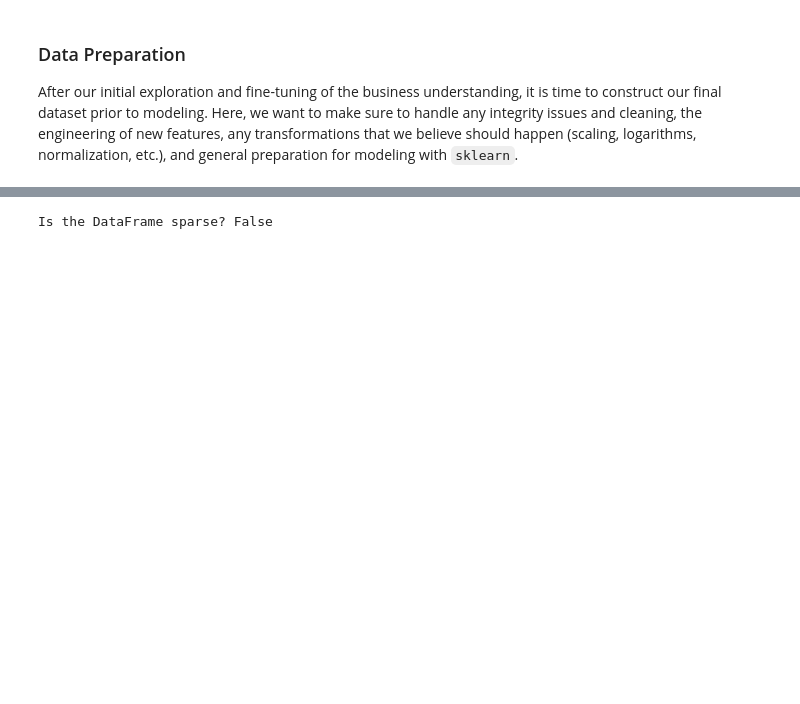
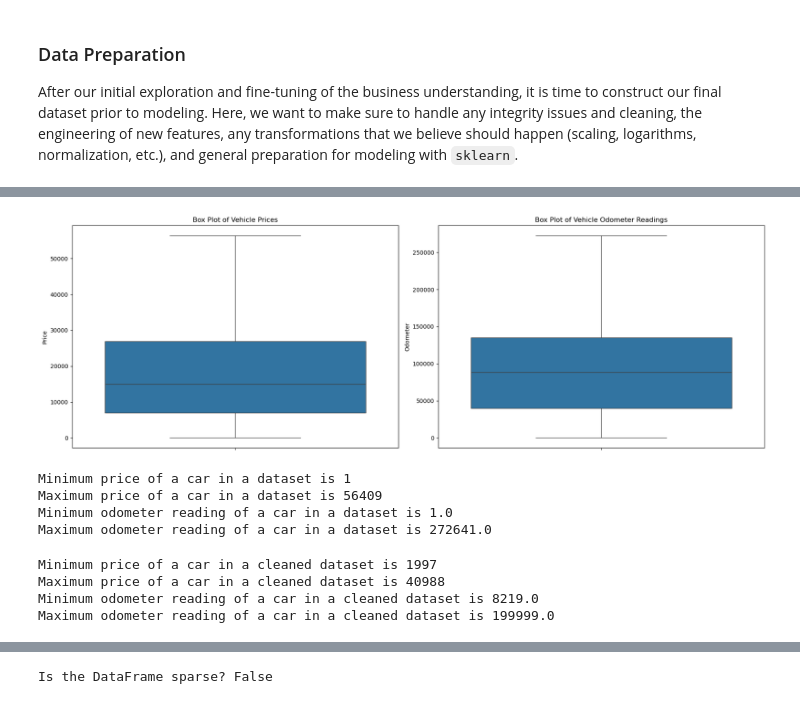
Before and after one commit to kkharel/PriceofaCar, a Jupyter notebook: notebook.ipynb, the cells around one changed output, grey strips where cells are left out. Saved outputs shown, nothing was run; the diff lists cells and outputs as text; code cells hidden in the pictures; blank space fills up the shorter version.

```diff
--- a/notebook.ipynb
+++ b/notebook.ipynb
@@ -265,4 +288,0 @@ Maximum odometer reading of a car in a dataset is 272279.0
-# %%
-# The price of a car of one dollar and odometer reading of 1 does not make sense. We will remove the records that falls below 5th quantile from price and odometer
-
-data = data[(data.price > np.quantile(data.price, 0.05)) & (data.odometer > np.quantile(data.odometer, 0.05))]
@@ -465,3 +288,0 @@ dtype: float64
-# %%
-#  We do not see much data before 2000. We will remove the records that are below year 1990
-data = data[data['year'] >= 2000]
@@ -535,5 +288,0 @@ dtype: float64
-# %%
-# We can see that we have transformed the odometer, price and year column and skewness has been handled.
-# Now we will drop the original columns and keep the quantile transformed columns.
-
-data.drop(columns = ['price', 'odometer'], inplace = True)
@@ -695,0 +345,47 @@ dataset = data_transformed_df.reset_index(drop = True)
+# %%
+# We will remove the outliers by using the IQR method
+
+# Removing outliers from the price column
+
+overall_data_outlier_removed = remove_outliers(clean_data, 'price', 1.4)
+
+# Removing outliers from the odometer column
+
+overall_data_outlier_removed = remove_outliers(overall_data_outlier_removed, 'odometer', 1.4)
+# %%
+# Verifying that the outliers have been removed
+
+plt.figure(figsize = (18, 6))
+
+# Box plot for price
+
+plt.subplot(1, 2, 1)
+sns.boxplot(y = overall_data_outlier_removed.price)
+plt.title('Box Plot of Vehicle Prices')
+plt.ylabel('Price')
+
+# Box plot for odometer
+
+plt.subplot(1, 2, 2)
+sns.boxplot(y = overall_data_outlier_removed.odometer)
+plt.title('Box Plot of Vehicle Odometer Readings')
+plt.ylabel('Odometer')
+
+plt.tight_layout()
+plt.show()
+# %% [output]
+[figure, added]
+# %%
+# From the box plot above, we can see that we have successfully removed the outliers from the dataset.
+# We also see values are closer to zero. Lets check the minimum and maximum values for these two numerical features
+
+print(f"Minimum price of a car in a dataset is", overall_data_outlier_removed.price.min())
+print(f"Maximum price of a car in a dataset is", overall_data_outlier_removed.price.max())
+
+print(f"Minimum odometer reading of a car in a dataset is", overall_data_outlier_removed.odometer.min())
+print(f"Maximum odometer reading of a car in a dataset is", overall_data_outlier_removed.odometer.max())
+# %% [output]
+Minimum price of a car in a dataset is 1
+Maximum price of a car in a dataset is 56409
+Minimum odometer reading of a car in a dataset is 1.0
+Maximum odometer reading of a car in a dataset is 272641.0
@@ -695,0 +404,14 @@ dataset = data_transformed_df.reset_index(drop = True)
+# %%
+# Checking the price and odometer value after filtering out the top and bottom 5% of the data
+
+print(f"Minimum price of a car in a cleaned dataset is", overall_data_outlier_removed.price.min())
+print(f"Maximum price of a car in a cleaned dataset is", overall_data_outlier_removed.price.max())
+
+
+print(f"Minimum odometer reading of a car in a cleaned dataset is", overall_data_outlier_removed.odometer.min())
+print(f"Maximum odometer reading of a car in a cleaned dataset is", overall_data_outlier_removed.odometer.max())
+# %% [output]
+Minimum price of a car in a cleaned dataset is 1997
+Maximum price of a car in a cleaned dataset is 40988
+Minimum odometer reading of a car in a cleaned dataset is 8219.0
+Maximum odometer reading of a car in a cleaned dataset is 199999.0
```
Also changed, not shown: parts of 114 cells of this notebook, 1 other file.
